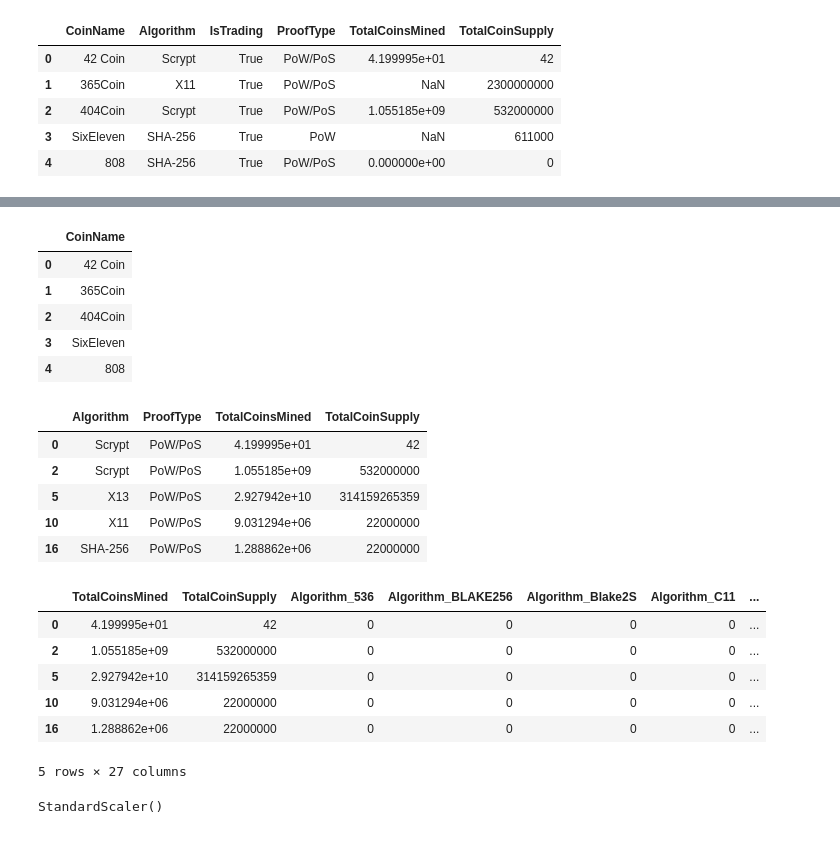
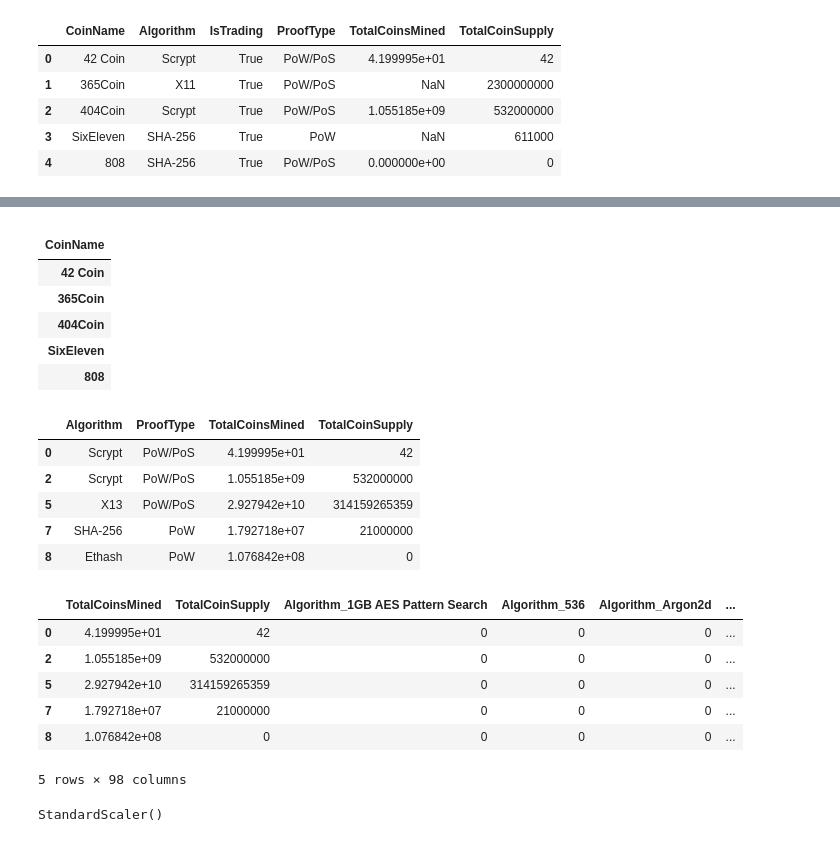
Before and after one commit to zulu0808/AWS-Lex, a Jupyter notebook: Instructions/Starter_Files/crypto_clustering.ipynb, the cells around one changed output, grey strips where cells are left out. Drawn from its saved outputs; the diff is of its cells as text; code cells hidden in the pictures.

```diff
--- a/Instructions/Starter_Files/crypto_clustering.ipynb
+++ b/Instructions/Starter_Files/crypto_clustering.ipynb
@@ -75,7 +85,7 @@ df_pow.head()
 # %%
 # Remove the "IsTrading" column
-df_clean = df_pow.drop(["IsTrading"], axis = 1)
-df_clean.head()
+crypto_df = crypto_df.drop(["IsTrading"], axis = 1)
+crypto_df.head()
 # %% [output]
 |  | CoinName | Algorithm | ProofType | TotalCoinsMined | TotalCoinSupply |
 | 0 | 42 Coin | Scrypt | PoW/PoS | 4.199995e+01 | 42 |
@@ -95,8 +109,8 @@ Column TotalCoinsMined has 197 null values
 Column TotalCoinSupply has 0 null values
 # %%
 # Remove rows with at least 1 null value
-df_notnull = df_clean.dropna()
-df_notnull.head()
+crypto_df = crypto_df.dropna (how="any", axis=0)
+crypto_df.head()
 # %% [output]
 |  | CoinName | Algorithm | ProofType | TotalCoinsMined | TotalCoinSupply |
 | 0 | 42 Coin | Scrypt | PoW/PoS | 4.199995e+01 | 42 |
@@ -107,7 +121,7 @@ df_notnull.head()
 # %%
 # Remove rows with cryptocurrencies having no coins mined
-df_mined = df_notnull.loc [df_notnull["TotalCoinsMined"] > 0]
-df_mined.dropna()
+crypto_df = crypto_df.loc [crypto_df["TotalCoinsMined"] > 0]
+crypto_df.dropna()
 # %% [output]
 |  | CoinName | Algorithm | ProofType | TotalCoinsMined | TotalCoinSupply |
 | 0 | 42 Coin | Scrypt | PoW/PoS | 4.199995e+01 | 42 |
@@ -142,37 +141,39 @@ df_mined.dropna()
 # %%
 # Store the 'CoinName'column in its own DataFrame prior to dropping it from crypto_df
-df_cn = pd.DataFrame(file_path, columns = ["CoinName"])
-df_cn.head()
+coin_name = pd.DataFrame(file_path, columns = ["CoinName"])
+coin_name = coin_name.set_index ("CoinName")
+coin_name.head()
 # %% [output]
-|  | CoinName |
-| 0 | 42 Coin |
-| 1 | 365Coin |
-| 2 | 404Coin |
-| 3 | SixEleven |
-| 4 | 808 |
+|  |
+| CoinName |
+| 42 Coin |
+| 365Coin |
+| 404Coin |
+| SixEleven |
+| 808 |
 # %%
 # Drop the 'CoinName' column since it's not going to be used on the clustering algorithm
-df_mined = df_mined.drop(["CoinName"], axis = 1)
-df_mined.head()
+crypto_df = crypto_df.drop(["CoinName"], axis = 1)
+crypto_df.head()
 # %% [output]
 |  | Algorithm | ProofType | TotalCoinsMined | TotalCoinSupply |
 | 0 | Scrypt | PoW/PoS | 4.199995e+01 | 42 |
 | 2 | Scrypt | PoW/PoS | 1.055185e+09 | 532000000 |
 | 5 | X13 | PoW/PoS | 2.927942e+10 | 314159265359 |
-| 10 | X11 | PoW/PoS | 9.031294e+06 | 22000000 |
-| 16 | SHA-256 | PoW/PoS | 1.288862e+06 | 22000000 |
+| 7 | SHA-256 | PoW | 1.792718e+07 | 21000000 |
+| 8 | Ethash | PoW | 1.076842e+08 | 0 |
 # %%
 # Create dummy variables for text features
-df_dumm = pd.get_dummies (df_mined, columns = ["Algorithm", "ProofType"])
-df_dumm.head()
+crypto_df = pd.get_dummies (crypto_df, columns = ["Algorithm", "ProofType"])
+crypto_df.head()
 # %% [output]
-|  | TotalCoinsMined | TotalCoinSupply | Algorithm_536 | Algorithm_BLAKE256 | Algorithm_Blake2S | Algorithm_C11 | ... |
-| 0 | 4.199995e+01 | 42 | 0 | 0 | 0 | 0 | ... |
-| 2 | 1.055185e+09 | 532000000 | 0 | 0 | 0 | 0 | ... |
-| 5 | 2.927942e+10 | 314159265359 | 0 | 0 | 0 | 0 | ... |
-| 10 | 9.031294e+06 | 22000000 | 0 | 0 | 0 | 0 | ... |
-| 16 | 1.288862e+06 | 22000000 | 0 | 0 | 0 | 0 | ... |
+|  | TotalCoinsMined | TotalCoinSupply | Algorithm_1GB AES Pattern Search | Algorithm_536 | Algorithm_Argon2d | ... |
+| 0 | 4.199995e+01 | 42 | 0 | 0 | 0 | ... |
+| 2 | 1.055185e+09 | 532000000 | 0 | 0 | 0 | ... |
+| 5 | 2.927942e+10 | 314159265359 | 0 | 0 | 0 | ... |
+| 7 | 1.792718e+07 | 21000000 | 0 | 0 | 0 | ... |
+| 8 | 1.076842e+08 | 0 | 0 | 0 | 0 | ... |
-5 rows × 27 columns
+5 rows × 98 columns
 # %%
 # Standardize data
 data_scaler = StandardScaler()
```
Also changed, not shown: parts of 19 cells of this notebook, 1 other file.
